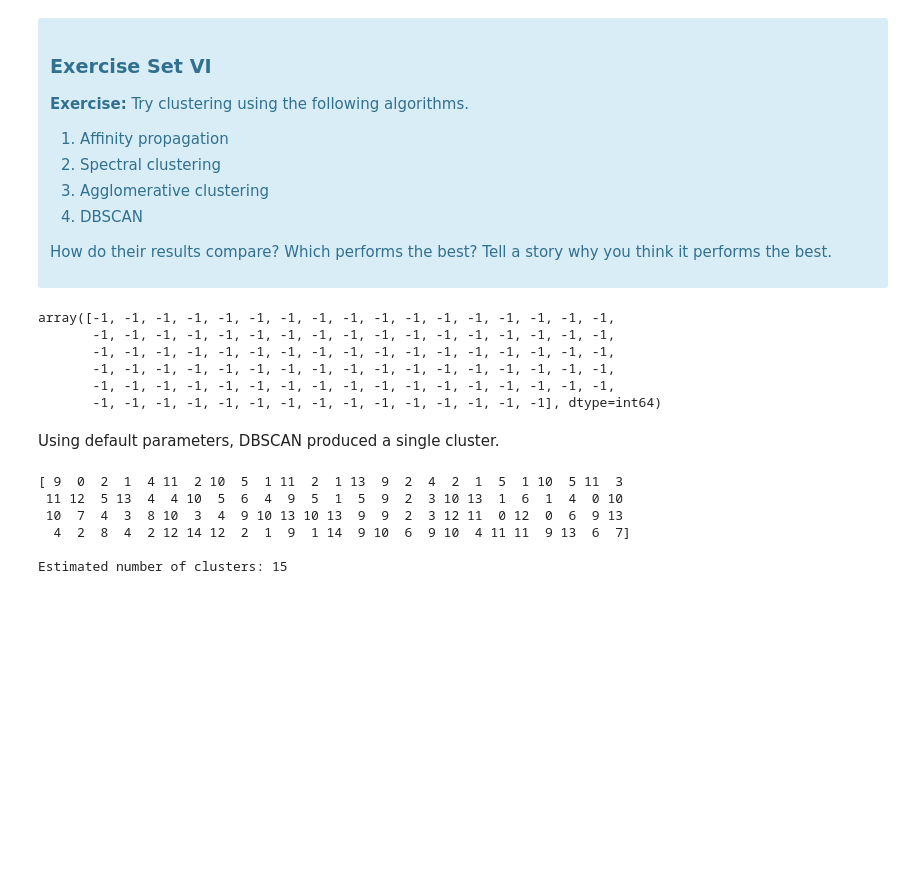
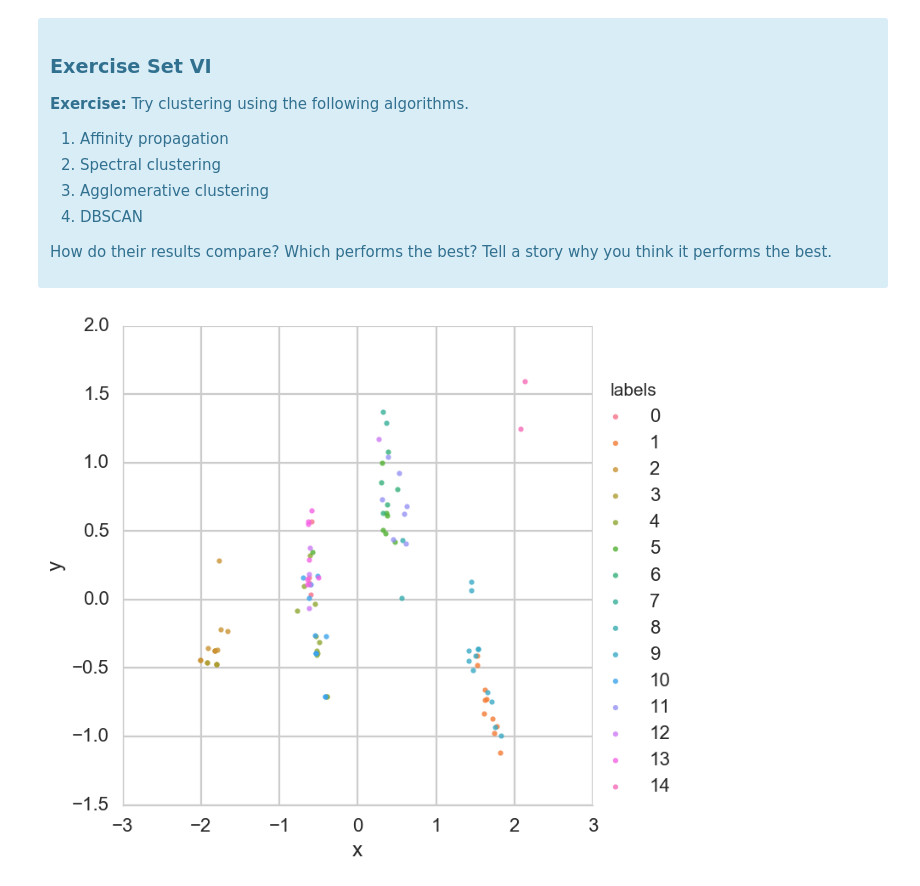
Before and after one commit to Samimust/spr_clustering, a Jupyter notebook: Mini_Project_Clustering.ipynb, the cells around one changed output. Saved outputs shown, nothing was run; the diff lists cells and outputs as text; code cells hidden in the pictures; blank space fills up the shorter version.

```diff
--- a/Mini_Project_Clustering.ipynb
+++ b/Mini_Project_Clustering.ipynb
@@ -566,37 +563,14 @@ X = df_x_cols.as_matrix()
-# %%
-# try DBSCAN
-
-from sklearn.cluster import DBSCAN
-dbscan = DBSCAN()
-
-dbscan.fit(X)
-dbscan.labels_
-# %% [output]
-array([-1, -1, -1, -1, -1, -1, -1, -1, -1, -1, -1, -1, -1, -1, -1, -1, -1,
-       -1, -1, -1, -1, -1, -1, -1, -1, -1, -1, -1, -1, -1, -1, -1, -1, -1,
-       -1, -1, -1, -1, -1, -1, -1, -1, -1, -1, -1, -1, -1, -1, -1, -1, -1,
-       -1, -1, -1, -1, -1, -1, -1, -1, -1, -1, -1, -1, -1, -1, -1, -1, -1,
-       -1, -1, -1, -1, -1, -1, -1, -1, -1, -1, -1, -1, -1, -1, -1, -1, -1,
-       -1, -1, -1, -1, -1, -1, -1, -1, -1, -1, -1, -1, -1, -1, -1], dtype=int64)
-# %% [markdown]
-Using default parameters, DBSCAN produced a single cluster.
-# %%
-# try Affinity Propagation
-
-from sklearn.cluster import AffinityPropagation
-from itertools import cycle
-
-af = AffinityPropagation().fit(X)
-cluster_centers_indices = af.cluster_centers_indices_
-labels = af.labels_
-print(labels)
-
-n_clusters_ = len(cluster_centers_indices)
-print('\nEstimated number of clusters: %d' % n_clusters_)
-# %% [output]
-[ 9  0  2  1  4 11  2 10  5  1 11  2  1 13  9  2  4  2  1  5  1 10  5 11  3
- 11 12  5 13  4  4 10  5  6  4  9  5  1  5  9  2  3 10 13  1  6  1  4  0 10
- 10  7  4  3  8 10  3  4  9 10 13 10 13  9  9  2  3 12 11  0 12  0  6  9 13
-  4  2  8  4  2 12 14 12  2  1  9  1 14  9 10  6  9 10  4 11 11  9 13  6  7]
-
-Estimated number of clusters: 15
+# %%
+# function to visualize clustering using two PCA components
+
+def show_clusters(matrix, x_cols, clf):
+    clf.fit(x_cols)
+    labels=clf.labels_
+    pca = sklearn.decomposition.PCA(n_components=2)
+    pca.fit(matrix)
+    new_matrix= pd.DataFrame(pca.transform(matrix))
+    new_matrix.index = matrix.index
+    new_matrix.columns=['x','y']
+    new_matrix['labels']=labels
+
+    sns.lmplot(x='x', y='y', hue='labels', data=new_matrix, fit_reg=False, size=7)
@@ -602,0 +579,8 @@ Estimated number of clusters: 15
+# %%
+from sklearn.cluster import AffinityPropagation
+
+clf_aff = AffinityPropagation()
+clf_aff.fit(X)
+show_clusters(df_x_cols, X, clf_aff)
+# %% [output]
+[figure, added]
```
Also changed, not shown: parts of 6 cells of this notebook.
